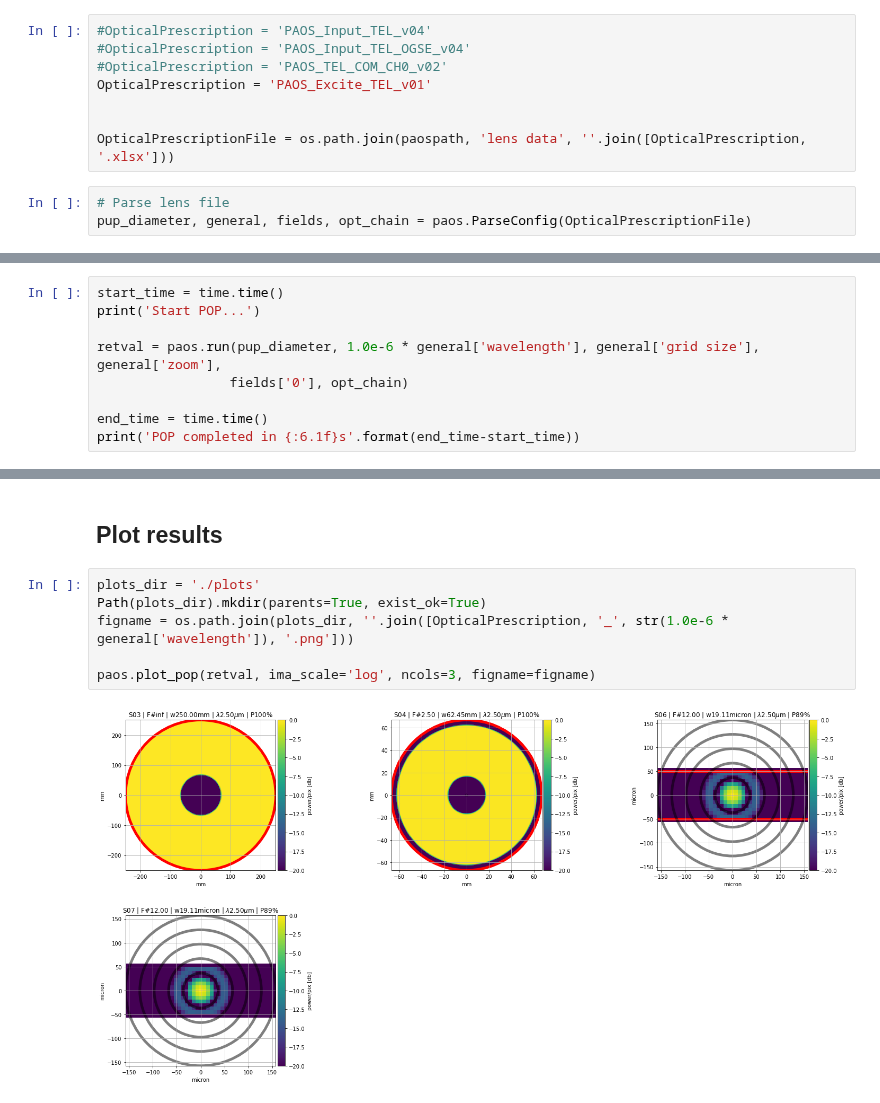
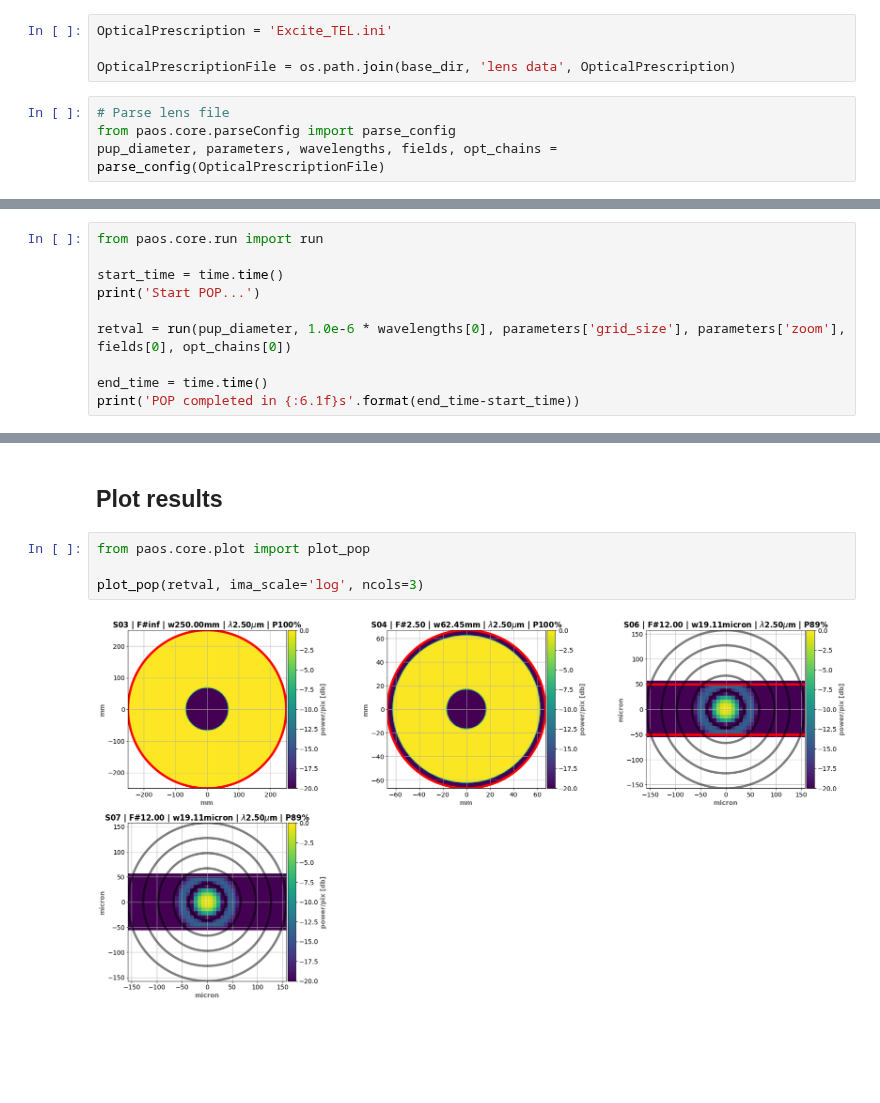
Before and after one commit to arielmission-space/PAOS, a Jupyter notebook: notebook/paos_excite_example_v01.ipynb, the cells around one changed output, grey strips where cells are left out. Drawn from its saved outputs; the diff is of its cells as text; blank space fills up the shorter version.

```diff
--- a/notebook/paos_excite_example_v01.ipynb
+++ b/notebook/paos_excite_example_v01.ipynb
@@ -21,16 +12,13 @@ import paos
 
 Define lens file to use
 # %%
-#OpticalPrescription = 'PAOS_Input_TEL_v04'
-#OpticalPrescription = 'PAOS_Input_TEL_OGSE_v04'
-#OpticalPrescription = 'PAOS_TEL_COM_CH0_v02'
-OpticalPrescription = 'PAOS_Excite_TEL_v01'
+OpticalPrescription = 'Excite_TEL.ini'
 
-
-OpticalPrescriptionFile = os.path.join(paospath, 'lens data', ''.join([OpticalPrescription, '.xlsx']))
+OpticalPrescriptionFile = os.path.join(base_dir, 'lens data', OpticalPrescription)
 # %%
 # Parse lens file
-pup_diameter, general, fields, opt_chain = paos.ParseConfig(OpticalPrescriptionFile)
+from paos.core.parseConfig import parse_config
+pup_diameter, parameters, wavelengths, fields, opt_chains = parse_config(OpticalPrescriptionFile)
 # %% [markdown]
 ## Ray tracing
 Implement a full raytracing. For diagnostic purposes.
@@ -48,11 +37,12 @@ S07 - IMAGE_PLANE     y:  0.000mm ut: 0.000e+00 rad x:  0.000mm us:  0.000 rad
 
 Run the POP
 # %%
+from paos.core.run import run
+
 start_time = time.time()
 print('Start POP...')
 
-retval = paos.run(pup_diameter, 1.0e-6 * general['wavelength'], general['grid size'], general['zoom'],
-                 fields['0'], opt_chain)
+retval = run(pup_diameter, 1.0e-6 * wavelengths[0], parameters['grid_size'], parameters['zoom'], fields[0], opt_chains[0])
 
 end_time = time.time()
 print('POP completed in {:6.1f}s'.format(end_time-start_time))
@@ -61,11 +51,9 @@ Start POP...
 POP completed in    0.4s
 # %% [markdown]
 ## Plot results
-# %%
-plots_dir = './plots'
-Path(plots_dir).mkdir(parents=True, exist_ok=True)
-figname = os.path.join(plots_dir, ''.join([OpticalPrescription, '_', str(1.0e-6 * general['wavelength']), '.png']))
-
-paos.plot_pop(retval, ima_scale='log', ncols=3, figname=figname)
-# %% [output]
-[figure, removed]
+# %%
+from paos.core.plot import plot_pop
+
+plot_pop(retval, ima_scale='log', ncols=3)
+# %% [output]
+[figure, added]
```
Also changed, not shown: parts of 4 cells of this notebook, 15 other files.
